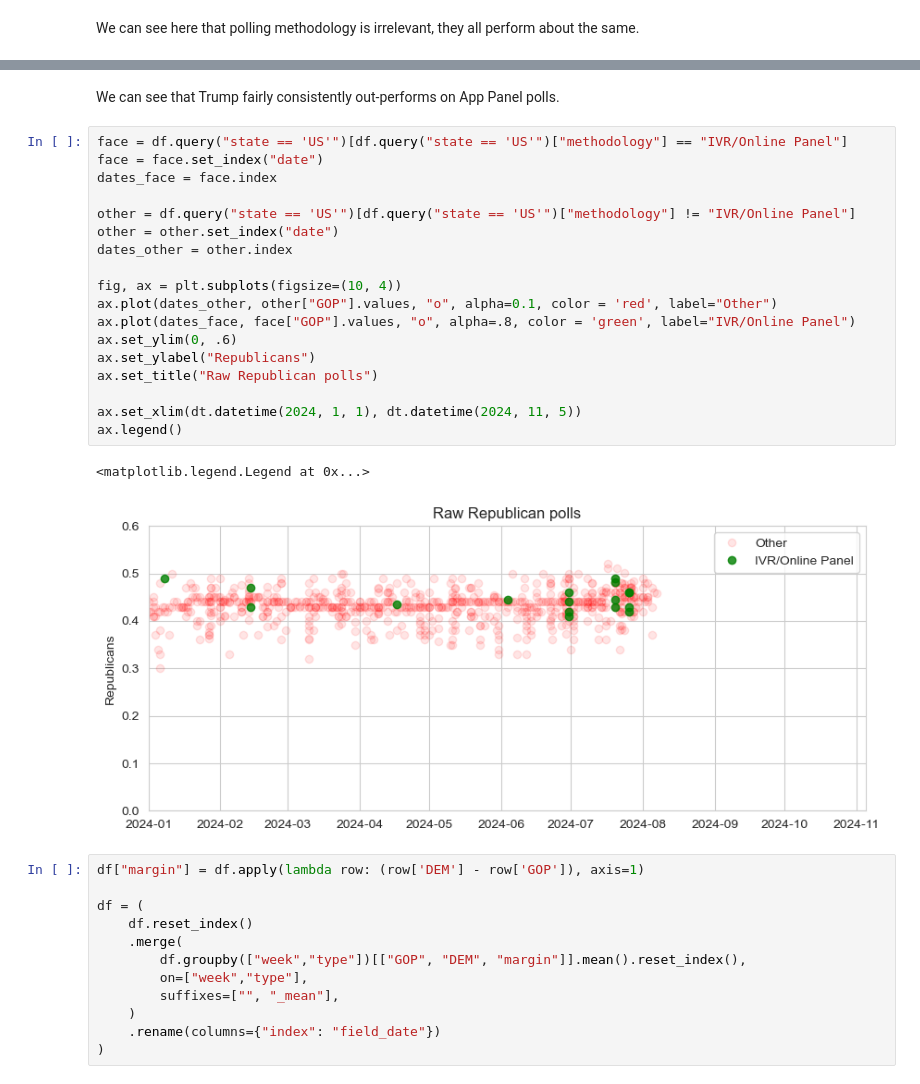
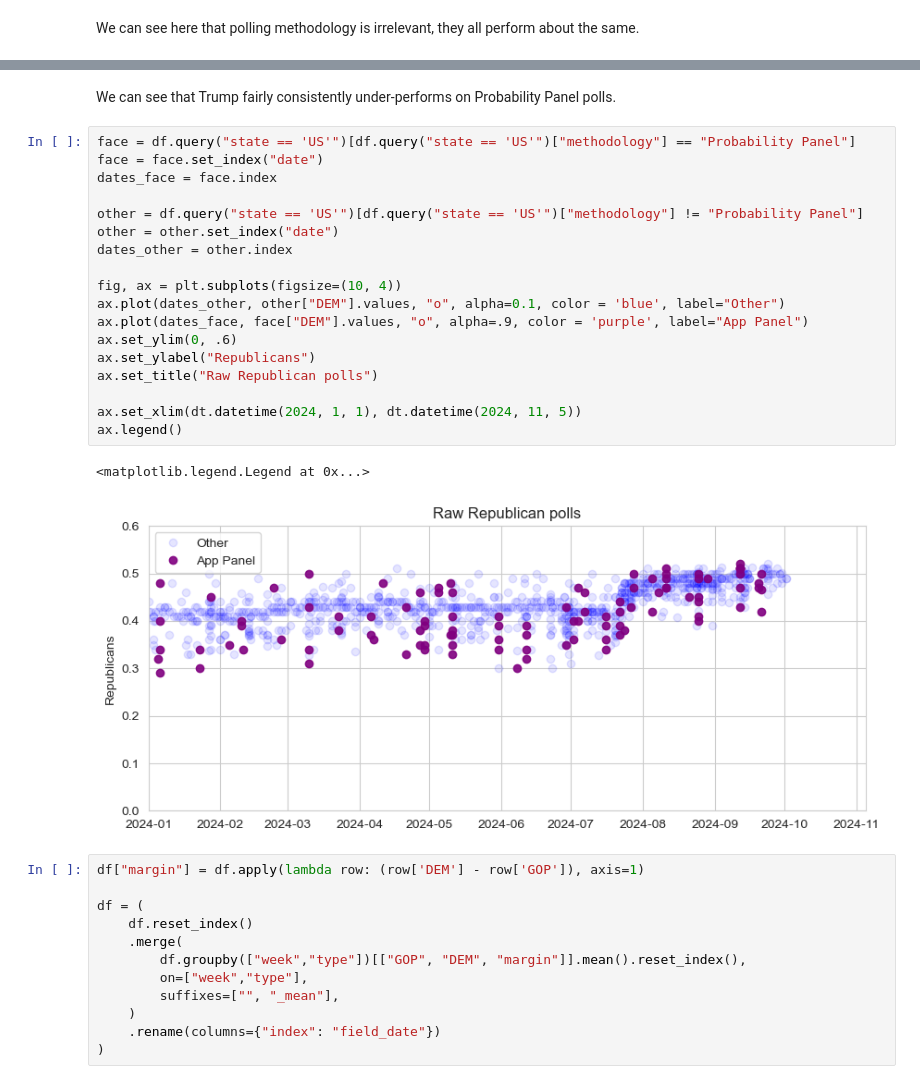
Before and after one commit to andrewpwalters/US-Presidential-Fundamentals, a Jupyter notebook: Notebooks/Polling Model - United States 2024.ipynb, the cells around one changed output, grey strips where cells are left out. Saved outputs shown, nothing was run; the diff lists cells and outputs as text.

```diff
--- a/Notebooks/Polling Model - United States 2024.ipynb
+++ b/Notebooks/Polling Model - United States 2024.ipynb
@@ -428,26 +448,26 @@ df.query("state == 'US'").query("methodology in ['Online Panel', 'Live Phone', '
 # %% [markdown]
-We can see that Trump fairly consistently out-performs on App Panel polls.
+We can see that Trump fairly consistently under-performs on Probability Panel polls.
 # %%
-face = df.query("state == 'US'")[df.query("state == 'US'")["methodology"] == "IVR/Online Panel"]
+face = df.query("state == 'US'")[df.query("state == 'US'")["methodology"] == "Probability Panel"]
 face = face.set_index("date")
 dates_face = face.index
 
-other = df.query("state == 'US'")[df.query("state == 'US'")["methodology"] != "IVR/Online Panel"]
+other = df.query("state == 'US'")[df.query("state == 'US'")["methodology"] != "Probability Panel"]
 other = other.set_index("date")
 dates_other = other.index
 
 fig, ax = plt.subplots(figsize=(10, 4))
-ax.plot(dates_other, other["GOP"].values, "o", alpha=0.1, color = 'red', label="Other")
-ax.plot(dates_face, face["GOP"].values, "o", alpha=.8, color = 'green', label="IVR/Online Panel")
+ax.plot(dates_other, other["DEM"].values, "o", alpha=0.1, color = 'blue', label="Other")
+ax.plot(dates_face, face["DEM"].values, "o", alpha=.9, color = 'purple', label="App Panel")
 ax.set_ylim(0, .6)
 ax.set_ylabel("Republicans")
 ax.set_title("Raw Republican polls")
 
 ax.set_xlim(dt.datetime(2024, 1, 1), dt.datetime(2024, 11, 5))
 ax.legend()
 # %% [output]
 <matplotlib.legend.Legend at 0x...>
-[figure, old version]
+[figure, new version]
 # %%
 df["margin"] = df.apply(lambda row: (row['DEM'] - row['GOP']), axis=1)
 
```
Also changed, not shown: parts of 55 cells of this notebook, 1 other file.
